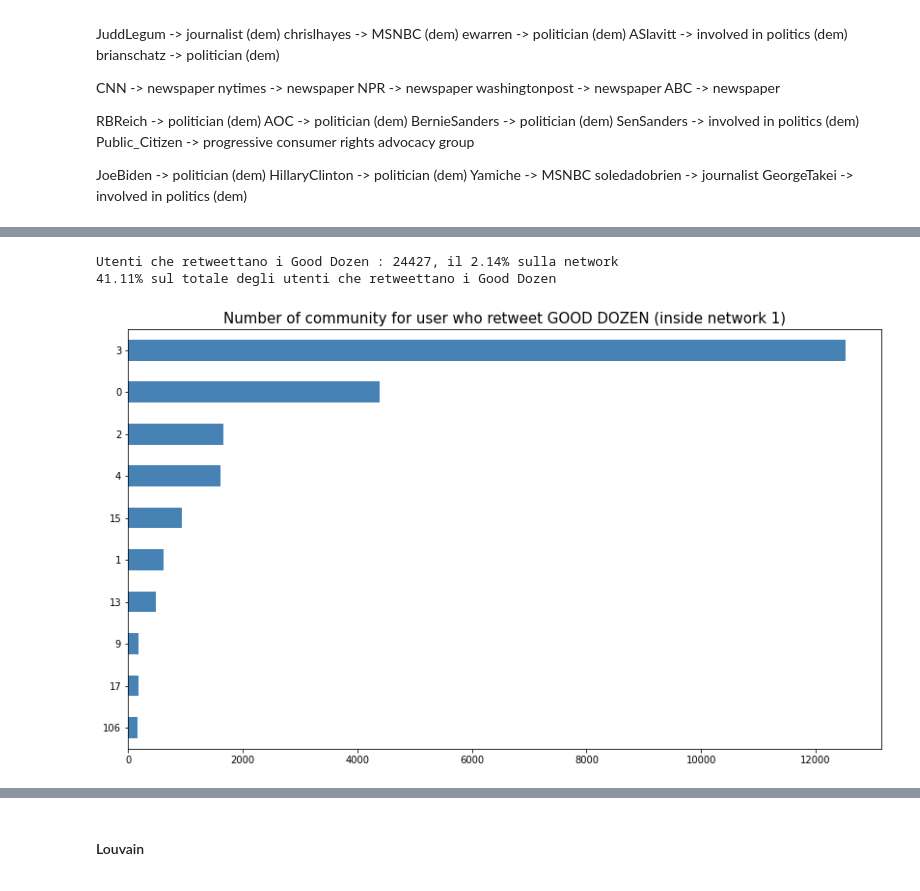
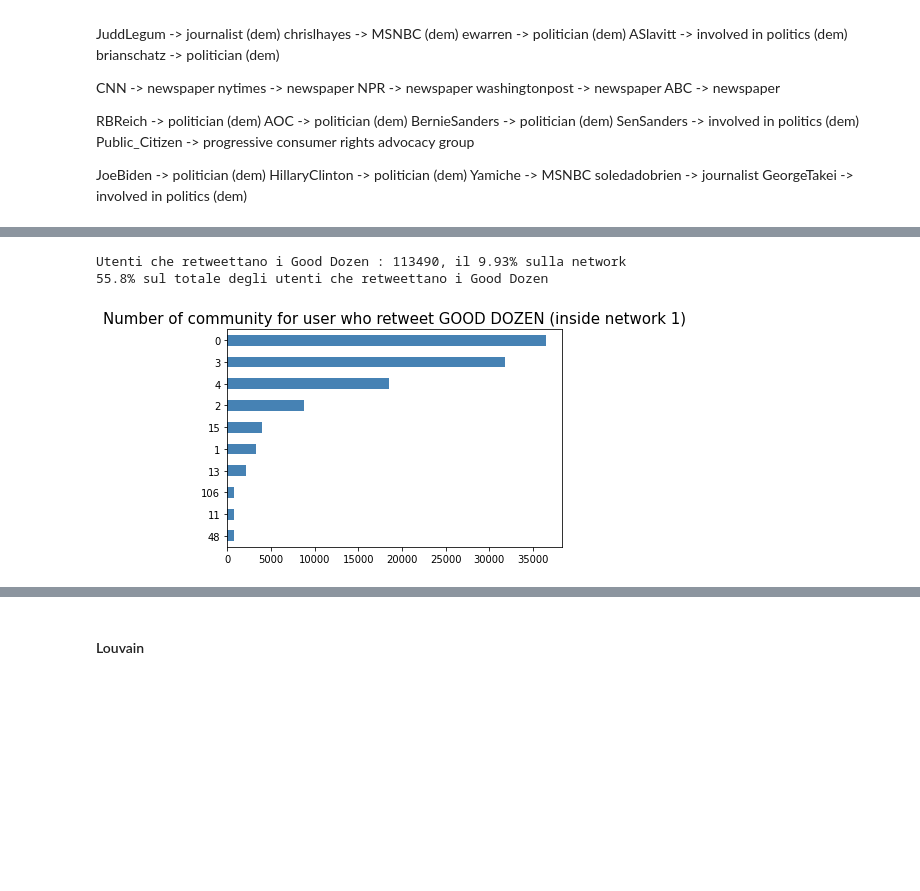
Before and after one commit to gi-ux/BachelorProject, a Jupyter notebook: notebook/network/Subnetworks.ipynb, the cells around one changed output, grey strips where cells are left out. Drawn from its saved outputs; the diff is of its cells as text; code cells hidden in the pictures; blank space fills up the shorter version.

```diff
--- a/notebook/network/Subnetworks.ipynb
+++ b/notebook/network/Subnetworks.ipynb
@@ -114,8 +116,8 @@ def rt_community(df, louvain, col="user_screen_name"):
     return val
 # %%
 def plot_hist(val, title, col="lightseagreen"):
-    fig = plt.figure(figsize=(14, 8))
-    ax = val[:10].plot(kind='barh', color=col, fig=(14,14)) #orange #lightseagreen
+    fig = plt.figure()
+    ax = val[:10].plot(kind='barh', color=col) #orange #lightseagreen
     ax.set_title(title, fontsize=15)
     ax.invert_yaxis()
     plt.show()
@@ -178,5 +173,5 @@ deg_path = glob.glob(path_inside + "degree.json")[0]
 degree_1 = read_from_json(deg_path)
 louvain_1 = read_from_json(louvain_path)
 ccdh_rt_flt_1 = ccdh_rt[ccdh_rt.user_screen_name.isin([x for x in louvain_1])]
-good_rt_flt_1 = good_rt[good_rt.user_screen_name.isin([x for x in louvain_1])]
+good_rt_flt_1 = good_rt[good_rt.screen_name.isin([x for x in louvain_1])]
 # %% [output]
@@ -360,9 +315,9 @@ Totale degli utenti che retweettano i Bad Dozen in questa network: 7156, il 0.63
 # %%
-val = rt_community(good_rt_flt_1, louvain_1)
+val = rt_community(good_rt_flt_1, louvain_1, "screen_name")
 print(f"Utenti che retweettano i Good Dozen : {val.sum()}, il {round(val.sum()/comm.sum()*100,2)}% sulla network")
 print(f"{round(val.sum()/len(good_rt)*100,2)}% sul totale degli utenti che retweettano i Good Dozen")
 plot_hist(val, "Number of community for user who retweet GOOD DOZEN (inside network 1)", "steelblue")
 # %% [output]
-Utenti che retweettano i Good Dozen : 24427, il 2.14% sulla network
-41.11% sul totale degli utenti che retweettano i Good Dozen
+Utenti che retweettano i Good Dozen : 113490, il 9.93% sulla network
+55.8% sul totale degli utenti che retweettano i Good Dozen
-[figure, old version]
+[figure, new version]
```
Also changed, not shown: parts of 47 cells of this notebook, 5 other files.
